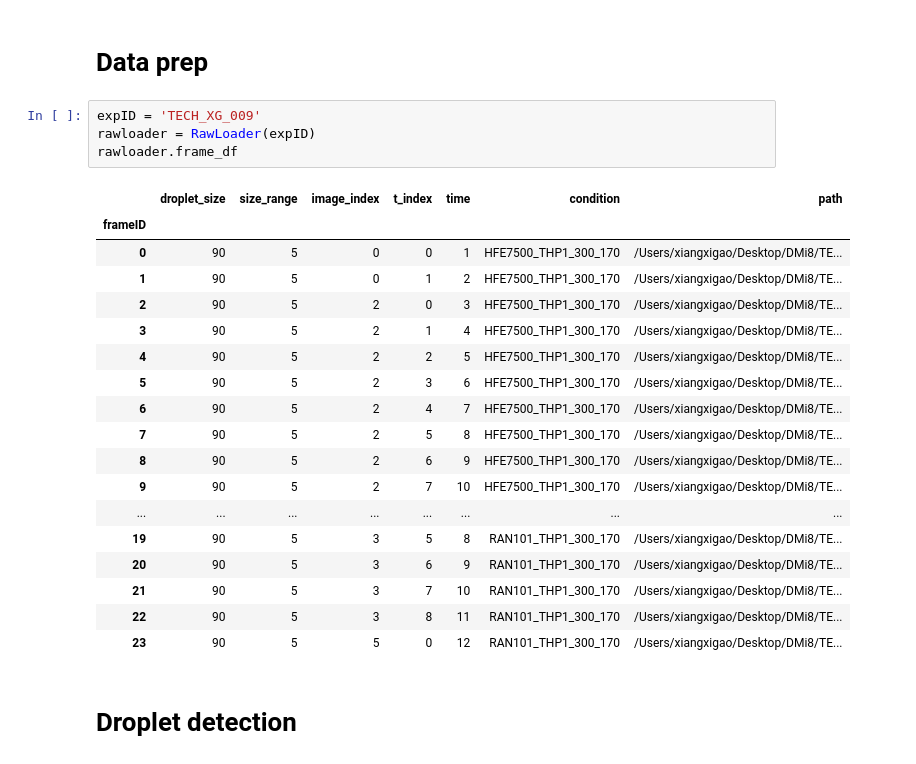
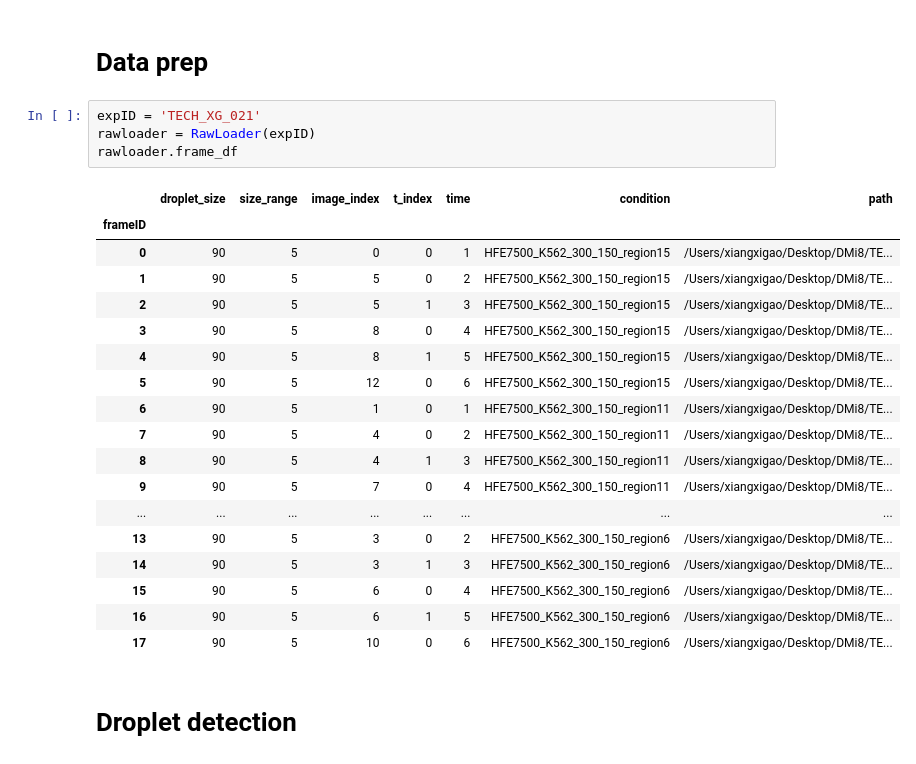
Before and after one commit to xgao32/droplet-phenotyping, a Jupyter notebook: Analysis/full_pipeline.ipynb, the cells around one changed output. Saved outputs shown, nothing was run; the diff lists cells and outputs as text.

```diff
--- a/Analysis/full_pipeline.ipynb
+++ b/Analysis/full_pipeline.ipynb
@@ -46,28 +75,28 @@ parse_lif('/Users/xiangxigao/Desktop/DMi8/TECH_XG_009/TECH_XG_009.lif')
 # %% [markdown]
 # Data prep
 # %%
-expID = 'TECH_XG_009'
+expID = 'TECH_XG_021'
 rawloader = RawLoader(expID)
 rawloader.frame_df
 # %% [output]
 |  | droplet_size | size_range | image_index | t_index | time | condition | path |
 | frameID |  |  |  |  |  |  |  |
-| 0 | 90 | 5 | 0 | 0 | 1 | HFE7500_THP1_300_170 | /Users/xiangxigao/Desktop/DMi8/TE... |
-| 1 | 90 | 5 | 0 | 1 | 2 | HFE7500_THP1_300_170 | /Users/xiangxigao/Desktop/DMi8/TE... |
-| 2 | 90 | 5 | 2 | 0 | 3 | HFE7500_THP1_300_170 | /Users/xiangxigao/Desktop/DMi8/TE... |
-| 3 | 90 | 5 | 2 | 1 | 4 | HFE7500_THP1_300_170 | /Users/xiangxigao/Desktop/DMi8/TE... |
-| 4 | 90 | 5 | 2 | 2 | 5 | HFE7500_THP1_300_170 | /Users/xiangxigao/Desktop/DMi8/TE... |
-| 5 | 90 | 5 | 2 | 3 | 6 | HFE7500_THP1_300_170 | /Users/xiangxigao/Desktop/DMi8/TE... |
-| 6 | 90 | 5 | 2 | 4 | 7 | HFE7500_THP1_300_170 | /Users/xiangxigao/Desktop/DMi8/TE... |
-| 7 | 90 | 5 | 2 | 5 | 8 | HFE7500_THP1_300_170 | /Users/xiangxigao/Desktop/DMi8/TE... |
-| 8 | 90 | 5 | 2 | 6 | 9 | HFE7500_THP1_300_170 | /Users/xiangxigao/Desktop/DMi8/TE... |
-| 9 | 90 | 5 | 2 | 7 | 10 | HFE7500_THP1_300_170 | /Users/xiangxigao/Desktop/DMi8/TE... |
+| 0 | 90 | 5 | 0 | 0 | 1 | HFE7500_K562_300_150_region15 | /Users/xiangxigao/Desktop/DMi8/TE... |
+| 1 | 90 | 5 | 5 | 0 | 2 | HFE7500_K562_300_150_region15 | /Users/xiangxigao/Desktop/DMi8/TE... |
+| 2 | 90 | 5 | 5 | 1 | 3 | HFE7500_K562_300_150_region15 | /Users/xiangxigao/Desktop/DMi8/TE... |
+| 3 | 90 | 5 | 8 | 0 | 4 | HFE7500_K562_300_150_region15 | /Users/xiangxigao/Desktop/DMi8/TE... |
+| 4 | 90 | 5 | 8 | 1 | 5 | HFE7500_K562_300_150_region15 | /Users/xiangxigao/Desktop/DMi8/TE... |
+| 5 | 90 | 5 | 12 | 0 | 6 | HFE7500_K562_300_150_region15 | /Users/xiangxigao/Desktop/DMi8/TE... |
+| 6 | 90 | 5 | 1 | 0 | 1 | HFE7500_K562_300_150_region11 | /Users/xiangxigao/Desktop/DMi8/TE... |
+| 7 | 90 | 5 | 4 | 0 | 2 | HFE7500_K562_300_150_region11 | /Users/xiangxigao/Desktop/DMi8/TE... |
+| 8 | 90 | 5 | 4 | 1 | 3 | HFE7500_K562_300_150_region11 | /Users/xiangxigao/Desktop/DMi8/TE... |
+| 9 | 90 | 5 | 7 | 0 | 4 | HFE7500_K562_300_150_region11 | /Users/xiangxigao/Desktop/DMi8/TE... |
 | ... | ... | ... | ... | ... | ... | ... | ... |
-| 19 | 90 | 5 | 3 | 5 | 8 | RAN101_THP1_300_170 | /Users/xiangxigao/Desktop/DMi8/TE... |
-| 20 | 90 | 5 | 3 | 6 | 9 | RAN101_THP1_300_170 | /Users/xiangxigao/Desktop/DMi8/TE... |
-| 21 | 90 | 5 | 3 | 7 | 10 | RAN101_THP1_300_170 | /Users/xiangxigao/Desktop/DMi8/TE... |
-| 22 | 90 | 5 | 3 | 8 | 11 | RAN101_THP1_300_170 | /Users/xiangxigao/Desktop/DMi8/TE... |
-| 23 | 90 | 5 | 5 | 0 | 12 | RAN101_THP1_300_170 | /Users/xiangxigao/Desktop/DMi8/TE... |
+| 13 | 90 | 5 | 3 | 0 | 2 | HFE7500_K562_300_150_region6 | /Users/xiangxigao/Desktop/DMi8/TE... |
+| 14 | 90 | 5 | 3 | 1 | 3 | HFE7500_K562_300_150_region6 | /Users/xiangxigao/Desktop/DMi8/TE... |
+| 15 | 90 | 5 | 6 | 0 | 4 | HFE7500_K562_300_150_region6 | /Users/xiangxigao/Desktop/DMi8/TE... |
+| 16 | 90 | 5 | 6 | 1 | 5 | HFE7500_K562_300_150_region6 | /Users/xiangxigao/Desktop/DMi8/TE... |
+| 17 | 90 | 5 | 10 | 0 | 6 | HFE7500_K562_300_150_region6 | /Users/xiangxigao/Desktop/DMi8/TE... |
 # %% [markdown]
 # Droplet detection
 # %% [markdown]
```
Also changed, not shown: parts of 7 cells of this notebook, 13 other files.
